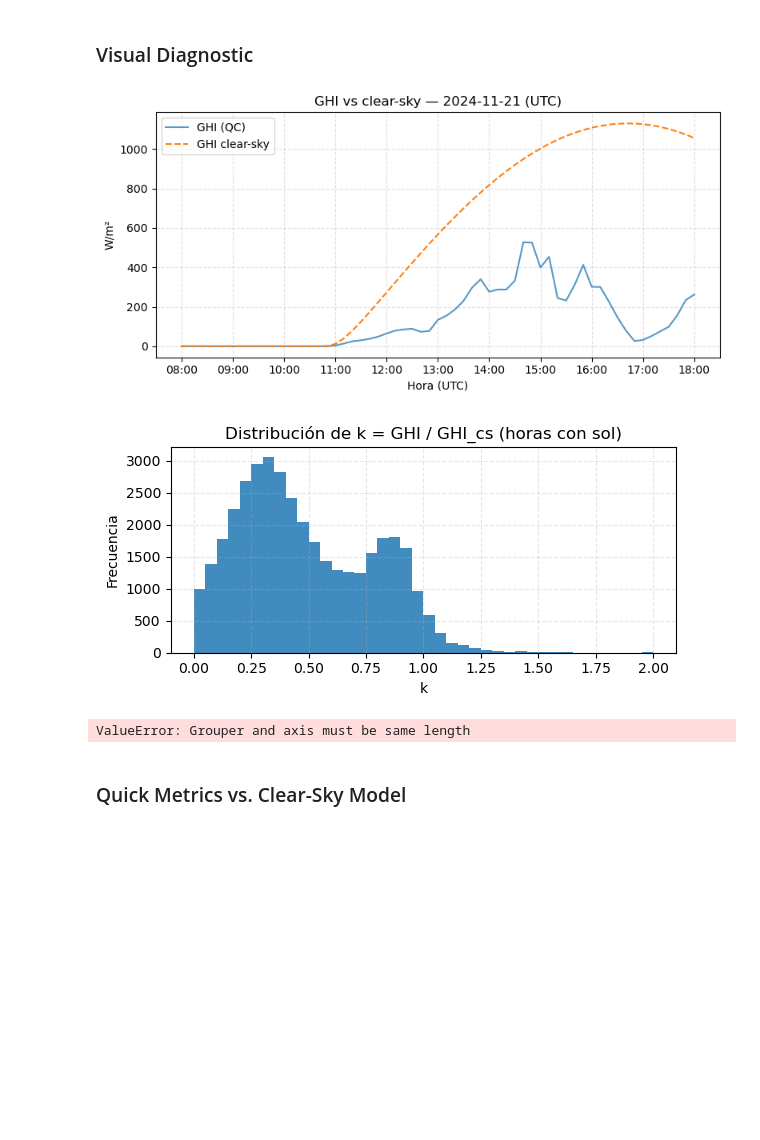
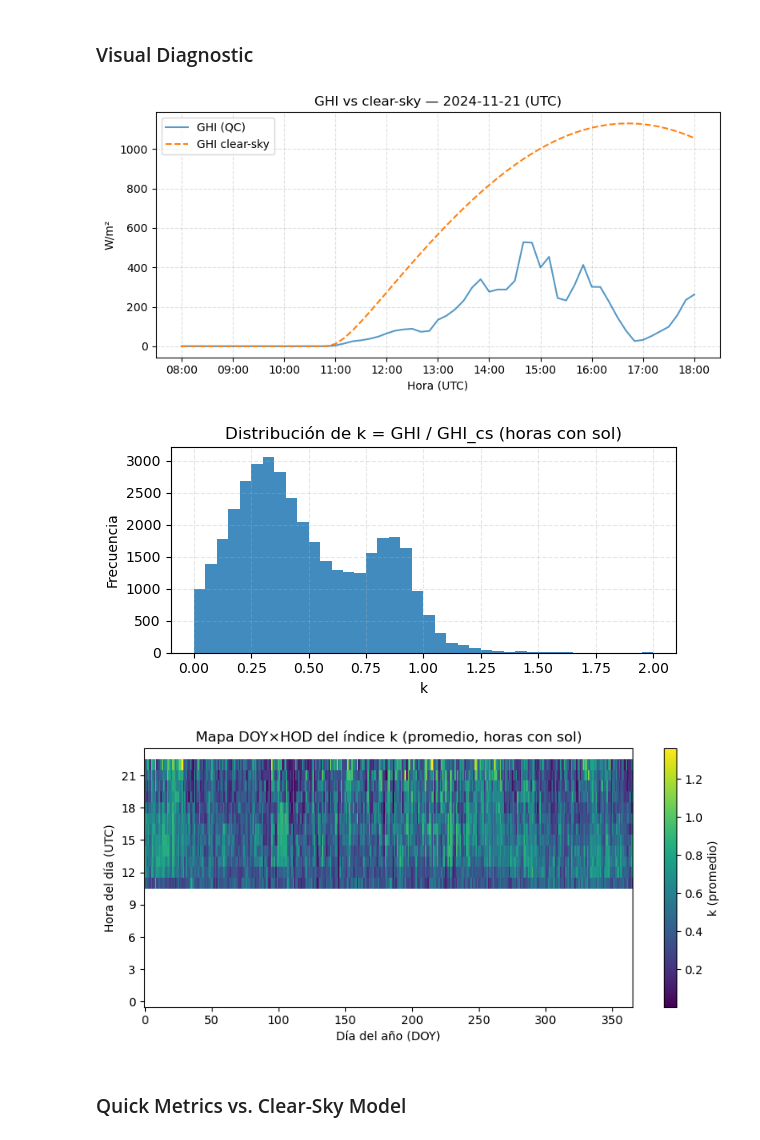
Before and after one commit to EstebanLN/irradiance-fusion-forecast, a Jupyter notebook: Notebooks/01_ground_station_exploration.ipynb, the cells around one changed output. Saved outputs shown, nothing was run; the diff lists cells and outputs as text; code cells hidden in the pictures; blank space fills up the shorter version.

```diff
--- a/Notebooks/01_ground_station_exploration.ipynb
+++ b/Notebooks/01_ground_station_exploration.ipynb
@@ -279,40 +279,48 @@ Cobertura k (horas con sol): 99.9% | Q50=0.43, Q95=0.97
 # %%
 # A) Un día representativo
 day = "2024-11-21"
 ini, fin = f"{day} 08:00", f"{day} 18:00"
 
 fig, ax = plt.subplots(figsize=(8,4))
 ax.plot(df10.loc[ini:fin, "ghi_qc"], label="GHI (QC)", alpha=0.75)
 ax.plot(df10.loc[ini:fin, "ghi_cs"], label="GHI clear-sky", linestyle="--")
 ax.set_title(f"GHI vs clear-sky — {day} (UTC)")
 ax.set_xlabel("Hora (UTC)"); ax.set_ylabel("W/m²")
 ax.xaxis.set_major_locator(mdates.HourLocator(interval=1))
 ax.xaxis.set_major_formatter(mdates.DateFormatter("%H:%M"))
 ax.grid(True, linestyle="--", alpha=0.4); ax.legend(); fig.tight_layout()
 plt.show()
 
 # B) Histograma de k en horas con sol
 plt.figure(figsize=(6,3))
 k_day.plot(kind="hist", bins=40, alpha=0.85)
 plt.title("Distribución de k = GHI / GHI_cs (horas con sol)")
 plt.xlabel("k"); plt.ylabel("Frecuencia"); plt.grid(True, linestyle="--", alpha=0.3)
 plt.tight_layout(); plt.show()
 
-# C) Heatmap DOY×HOD del k promedio (para ver estacionalidad y ciclo diurno)
-mat = df10.loc[mask_day, "k_ghi"].clip(0, 2).groupby(
-    [df10.index.dayofyear, df10.index.hour]
-).mean().unstack()  # filas: DOY, columnas: Hour
+# C) Heatmap DOY×HOD del k promedio (usar el índice de la serie filtrada)
+k = df10.loc[mask_day, "k_ghi"].clip(0, 2)
+
+mat = (
+    k.groupby([k.index.dayofyear, k.index.hour])  # <-- usar k.index, no df10.index
+     .mean()
+     .unstack(1)                                  # filas: DOY, columnas: HOD
+     .reindex(columns=range(24))                  # asegurar 0..23
+)
+
 plt.figure(figsize=(8,4))
 im = plt.imshow(mat.T, aspect="auto", origin="lower", interpolation="nearest")
 plt.colorbar(im, label="k (promedio)")
 plt.yticks(range(0,24,3), range(0,24,3))
-plt.xlabel("Día del año (DOY)"); plt.ylabel("Hora del día (UTC)")
+plt.xlabel("Día del año (DOY)")
+plt.ylabel("Hora del día (UTC)")
 plt.title("Mapa DOY×HOD del índice k (promedio, horas con sol)")
-plt.tight_layout(); plt.show()
+plt.tight_layout()
+plt.show()
 # %% [output]
 [figure]
 [figure]
-ValueError: Grouper and axis must be same length
+[figure, added]
 # %% [markdown]
 ### Quick Metrics vs. Clear-Sky Model
 # %%
```
Also changed, not shown: parts of 17 cells of this notebook.
